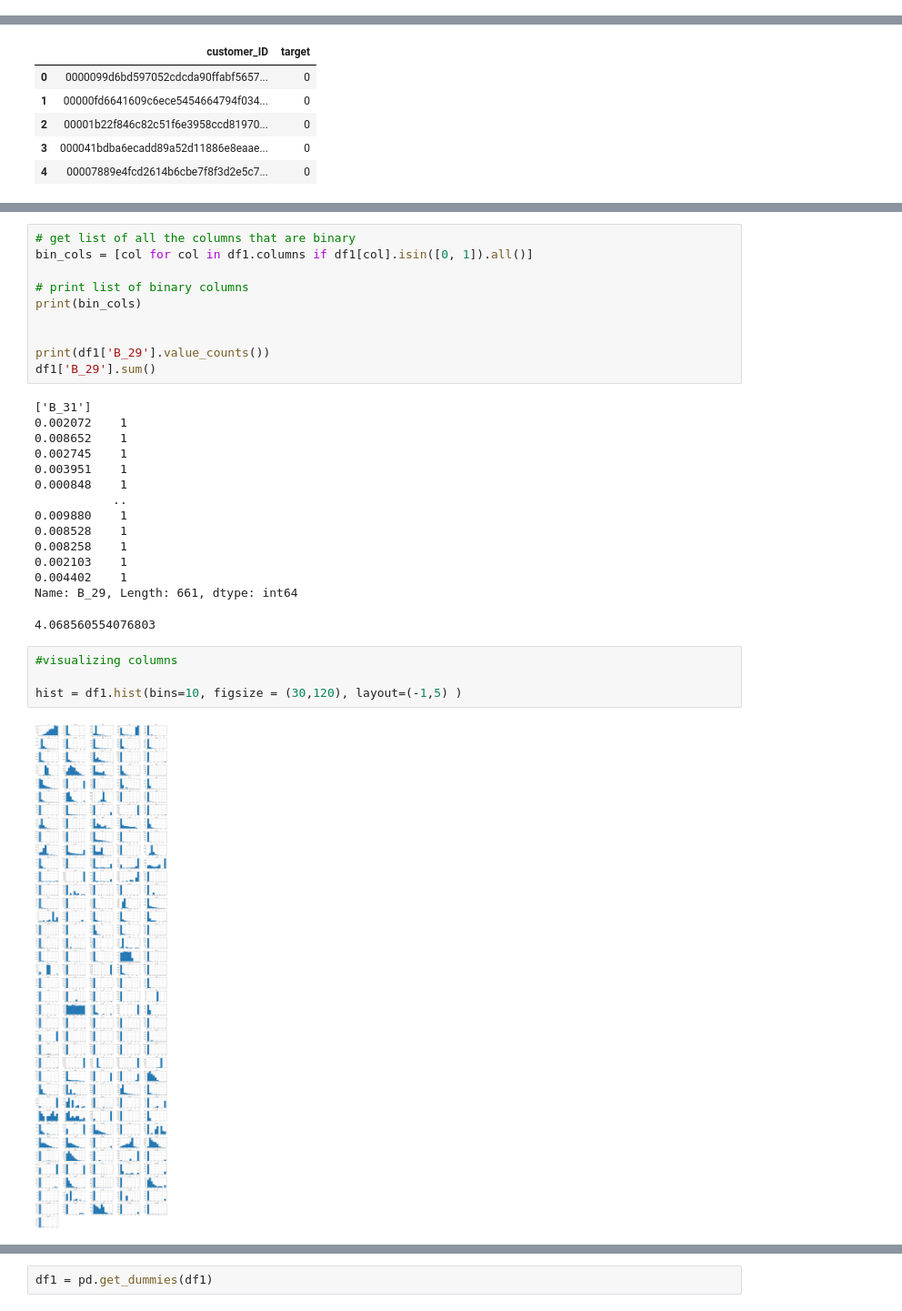
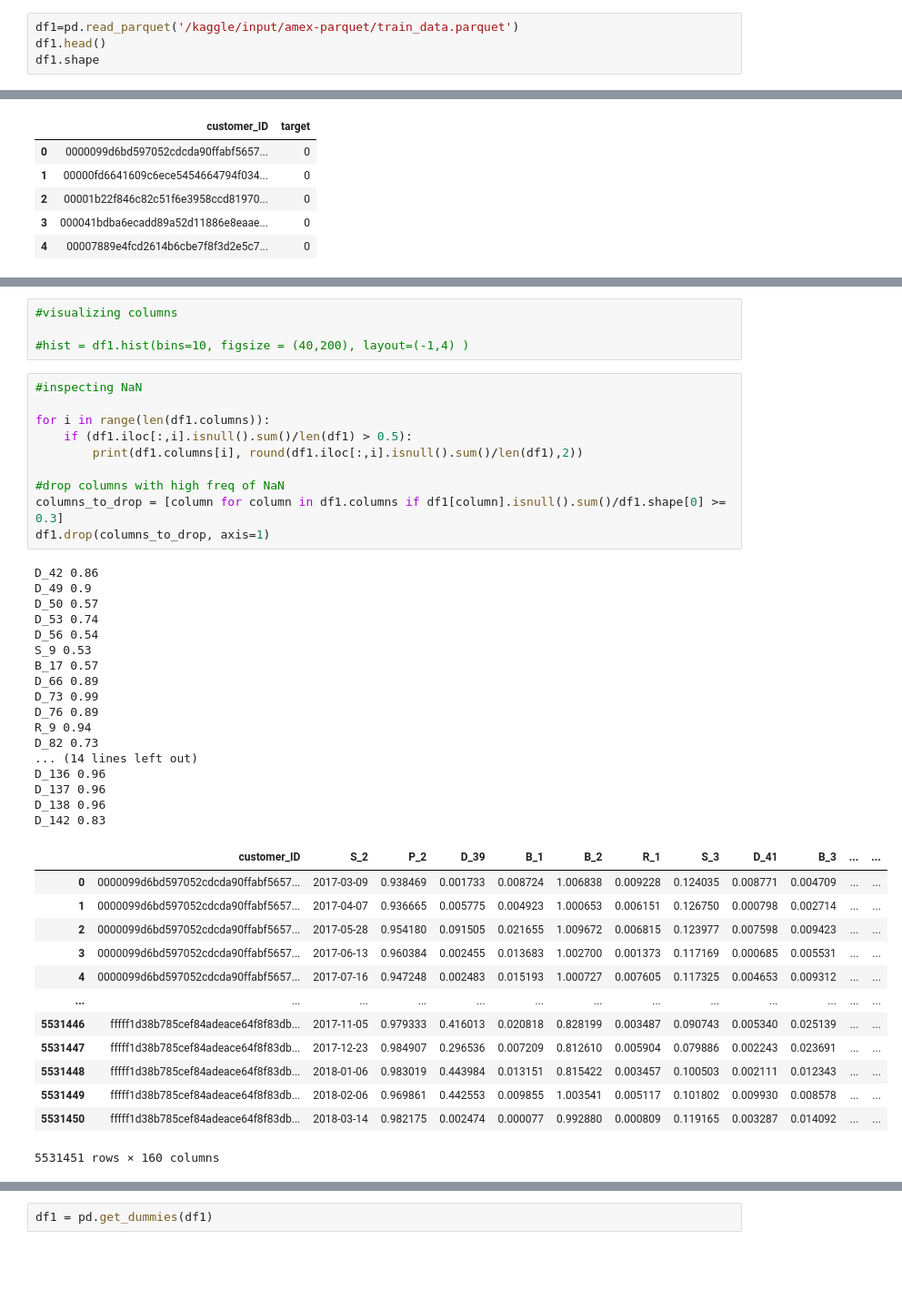
Before and after one commit to DakotaBosch/Default_Prediction, a Jupyter notebook: default-prediction.ipynb, the cells around one changed output, grey strips where cells are left out. Shown at 91% size. Drawn from its saved outputs; the diff is of its cells as text; blank space fills up the shorter version.

```diff
--- a/default-prediction.ipynb
+++ b/default-prediction.ipynb
@@ -49,0 +27,4 @@ for dirname, _, filenames in os.walk('/kaggle/working'):
+# %%
+df1=pd.read_parquet('/kaggle/input/amex-parquet/train_data.parquet')
+df1.head()
+df1.shape
@@ -80,33 +63,47 @@ int64        1
 dtype: int64
 ['customer_ID', 'S_2', 'D_63', 'D_64']
-# %%
-# get list of all the columns that are binary
-bin_cols = [col for col in df1.columns if df1[col].isin([0, 1]).all()]
-
-# print list of binary columns
-print(bin_cols)
-
-
-print(df1['B_29'].value_counts())
-df1['B_29'].sum()
-# %% [output]
-['B_31']
-0.002072    1
-0.008652    1
-0.002745    1
-0.003951    1
-0.000848    1
-           ..
-0.009880    1
-0.008528    1
-0.008258    1
-0.002103    1
-0.004402    1
-Name: B_29, Length: 661, dtype: int64
-4.068560554076803
 # %%
 #visualizing columns
 
-hist = df1.hist(bins=10, figsize = (30,120), layout=(-1,5) )
+#hist = df1.hist(bins=10, figsize = (40,200), layout=(-1,4) )
-# %% [output]
-[figure, removed]
+# %%
+#inspecting NaN
+
+for i in range(len(df1.columns)):
+    if (df1.iloc[:,i].isnull().sum()/len(df1) > 0.5):
+        print(df1.columns[i], round(df1.iloc[:,i].isnull().sum()/len(df1),2))
+
+#drop columns with high freq of NaN
+columns_to_drop = [column for column in df1.columns if df1[column].isnull().sum()/df1.shape[0] >= 0.3]
+df1.drop(columns_to_drop, axis=1)
+# %% [output]
+D_42 0.86
+D_49 0.9
+D_50 0.57
+D_53 0.74
+D_56 0.54
+S_9 0.53
+B_17 0.57
+D_66 0.89
+D_73 0.99
+D_76 0.89
+R_9 0.94
+D_82 0.73
+... (14 lines left out)
+D_136 0.96
+D_137 0.96
+D_138 0.96
+D_142 0.83
+|  | customer_ID | S_2 | P_2 | D_39 | B_1 | B_2 | R_1 | S_3 | D_41 | B_3 | ... | ... |
+| 0 | 0000099d6bd597052cdcda90ffabf5657... | 2017-03-09 | 0.938469 | 0.001733 | 0.008724 | 1.006838 | 0.009228 | 0.124035 | 0.008771 | 0.004709 | ... | ... |
+| 1 | 0000099d6bd597052cdcda90ffabf5657... | 2017-04-07 | 0.936665 | 0.005775 | 0.004923 | 1.000653 | 0.006151 | 0.126750 | 0.000798 | 0.002714 | ... | ... |
+| 2 | 0000099d6bd597052cdcda90ffabf5657... | 2017-05-28 | 0.954180 | 0.091505 | 0.021655 | 1.009672 | 0.006815 | 0.123977 | 0.007598 | 0.009423 | ... | ... |
+| 3 | 0000099d6bd597052cdcda90ffabf5657... | 2017-06-13 | 0.960384 | 0.002455 | 0.013683 | 1.002700 | 0.001373 | 0.117169 | 0.000685 | 0.005531 | ... | ... |
+| 4 | 0000099d6bd597052cdcda90ffabf5657... | 2017-07-16 | 0.947248 | 0.002483 | 0.015193 | 1.000727 | 0.007605 | 0.117325 | 0.004653 | 0.009312 | ... | ... |
+| ... | ... | ... | ... | ... | ... | ... | ... | ... | ... | ... | ... | ... |
+| 5531446 | fffff1d38b785cef84adeace64f8f83db... | 2017-11-05 | 0.979333 | 0.416013 | 0.020818 | 0.828199 | 0.003487 | 0.090743 | 0.005340 | 0.025139 | ... | ... |
+| 5531447 | fffff1d38b785cef84adeace64f8f83db... | 2017-12-23 | 0.984907 | 0.296536 | 0.007209 | 0.812610 | 0.005904 | 0.079886 | 0.002243 | 0.023691 | ... | ... |
+| 5531448 | fffff1d38b785cef84adeace64f8f83db... | 2018-01-06 | 0.983019 | 0.443984 | 0.013151 | 0.815422 | 0.003457 | 0.100503 | 0.002111 | 0.012343 | ... | ... |
+| 5531449 | fffff1d38b785cef84adeace64f8f83db... | 2018-02-06 | 0.969861 | 0.442553 | 0.009855 | 1.003541 | 0.005117 | 0.101802 | 0.009930 | 0.008578 | ... | ... |
+| 5531450 | fffff1d38b785cef84adeace64f8f83db... | 2018-03-14 | 0.982175 | 0.002474 | 0.000077 | 0.992880 | 0.000809 | 0.119165 | 0.003287 | 0.014092 | ... | ... |
+5531451 rows × 160 columns
```
Also changed, not shown: parts of 17 cells of this notebook.
